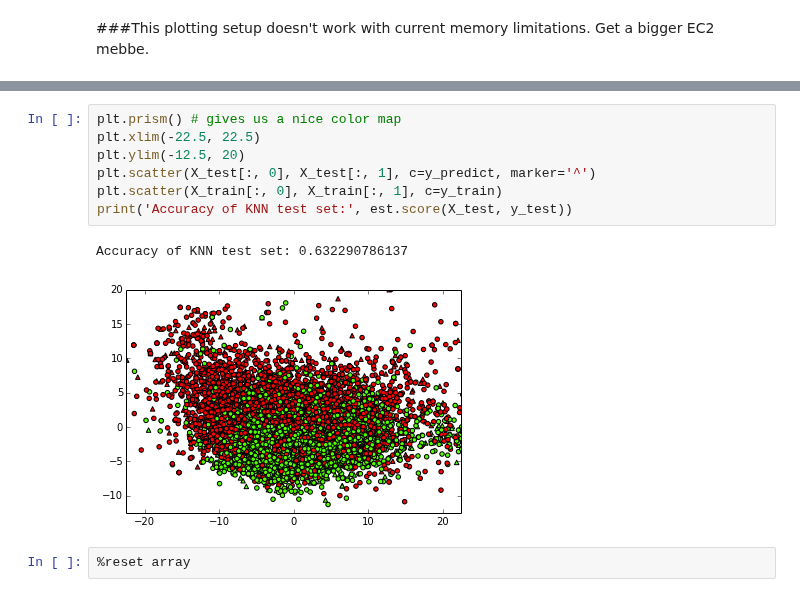
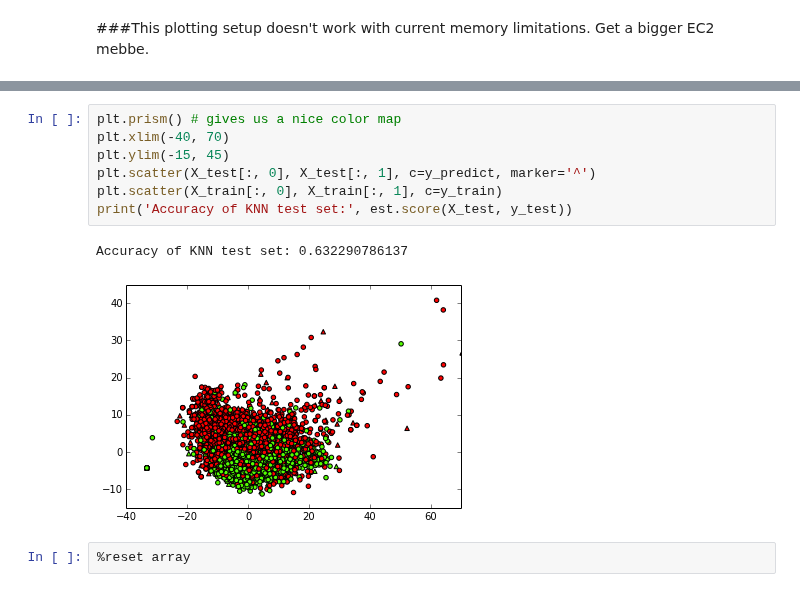
Before and after one commit to 5x5x5x5/kin, a Jupyter notebook: PCA-kNN-2C19.ipynb, the cells around one changed output, grey strips where cells are left out. Cells and saved outputs as stored; diff of their text form.

```diff
--- a/PCA-kNN-2C19.ipynb
+++ b/PCA-kNN-2C19.ipynb
@@ -451,12 +454,12 @@ pl.show()
 # %%
 plt.prism() # gives us a nice color map
-plt.xlim(-22.5, 22.5)
-plt.ylim(-12.5, 20)
+plt.xlim(-40, 70)
+plt.ylim(-15, 45)
 plt.scatter(X_test[:, 0], X_test[:, 1], c=y_predict, marker='^')
 plt.scatter(X_train[:, 0], X_train[:, 1], c=y_train)
 print('Accuracy of KNN test set:', est.score(X_test, y_test))
 # %% [output]
 Accuracy of KNN test set: 0.632290786137
-[figure, old version]
+[figure, new version]
 # %%
 %reset array
```
Also changed, not shown: parts of 1 cell of this notebook.
